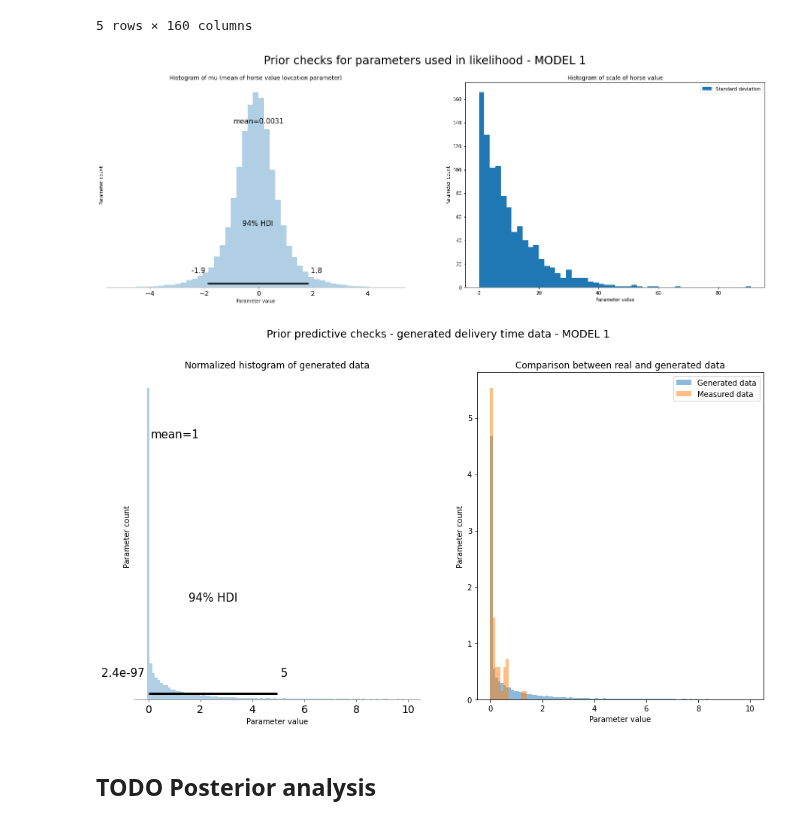
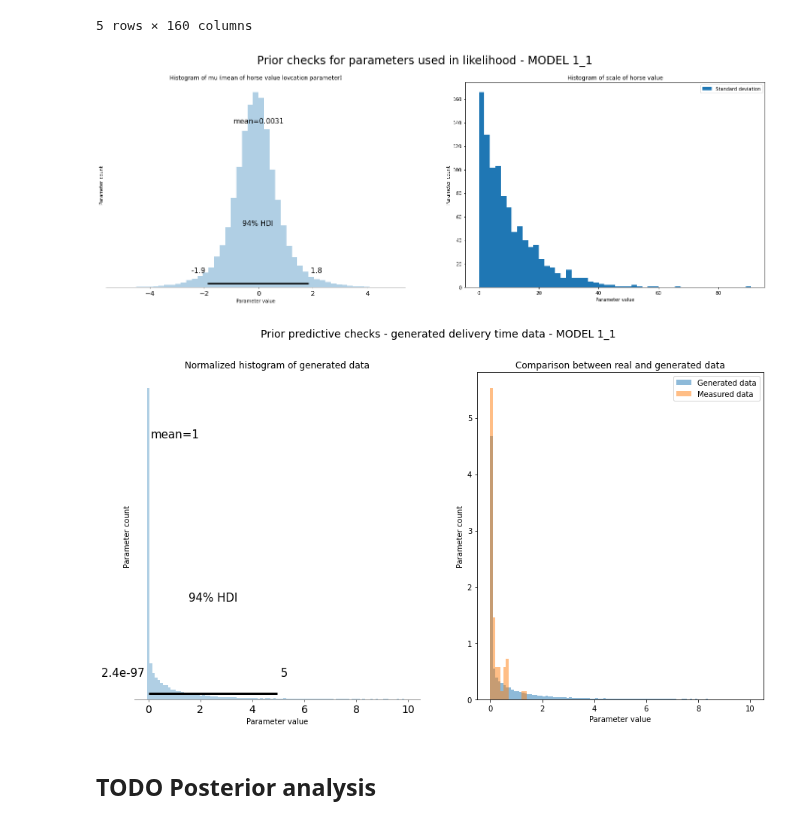
Before and after one commit to Motyleczek/racehorse_bayes, a Jupyter notebook: data_analysis_v2.ipynb, the cells around one changed output. Drawn from its saved outputs; the diff is of its cells as text; code cells hidden in the pictures.

Commit message:
skeleton to test models ready

```diff
--- a/data_analysis_v2.ipynb
+++ b/data_analysis_v2.ipynb
@@ -285,6 +283,6 @@ sim_ppc1_1 = model1_1_ppc.sample(data=data,
                         iter_warmup=0,
                         chains=1,
                         fixed_param=True,
-                        show_console=True,
+                        # show_console=True,
                         seed=20230613)
 # %% [output]
@@ -327,33 +302,33 @@ sim_ppc1_1_df.head()
 5 rows × 160 columns
 # %%
 fig1, ax1= plt.subplots(1,2, figsize=(25,8))
-fig1.suptitle("Prior checks for parameters used in likelihood - MODEL 1", fontsize=24)
+fig1.suptitle("Prior checks for parameters used in likelihood - MODEL 1_1", fontsize=24)
 
 # get distance coeff (flatten because its MxN matrix (data samples x algo samples))
 model1_ppc_mu = sim_ppc1_1.stan_variable('mu').flatten()
 
 # plot distance coeff
 az.plot_posterior(model1_ppc_mu, kind='hist', ax=ax1[0], bins=np.linspace(-5,5,50), group='prior', log=False)
 ax1[0].set_frame_on(True)
 ax1[0].set_xlabel("Parameter value")
 ax1[0].set_ylabel("Parameter count")
 ax1[0].set_title("Histogram of mu (mean of horse value lovcation parameter)")
 
 # get meal_prep_coeff coeff
 model1_ppc_sigma = sim_ppc1_1.stan_variable('sigma')
 
 # plot meal_prep_coeff coeff
 ax1[1].hist(model1_ppc_sigma,label="Standard deviation", bins=50)
 ax1[1].legend()
 ax1[1].set_xlabel("Parameter value")
 ax1[1].set_ylabel("Parameter count")
 ax1[1].set_title("Histogram of scale of horse value")
 plt.show()
 # %% [output]
-[figure, old version]
+[figure, new version]
 # %%
 fig2, ax2= plt.subplots(1,2, figsize=(15,8))
-fig2.suptitle("Prior predictive checks - generated delivery time data - MODEL 1", fontsize=14)
+fig2.suptitle("Prior predictive checks - generated delivery time data - MODEL 1_1", fontsize=14)
 
 # get measurements
 model1_ppc_measurements = sim_ppc1_1.stan_variable('output').flatten()  # flatten makes it row/column vector (one of these)
@@ -377,6 +352,6 @@ ax2[1].set_ylabel("Parameter count")
 ax2[1].set_title("Comparison between real and generated data")
 plt.show()
 # %% [output]
-[figure, old version]
+[figure, new version]
 # %% [markdown]
 ## TODO Posterior analysis
```
Also changed, not shown: parts of 19 cells of this notebook.
